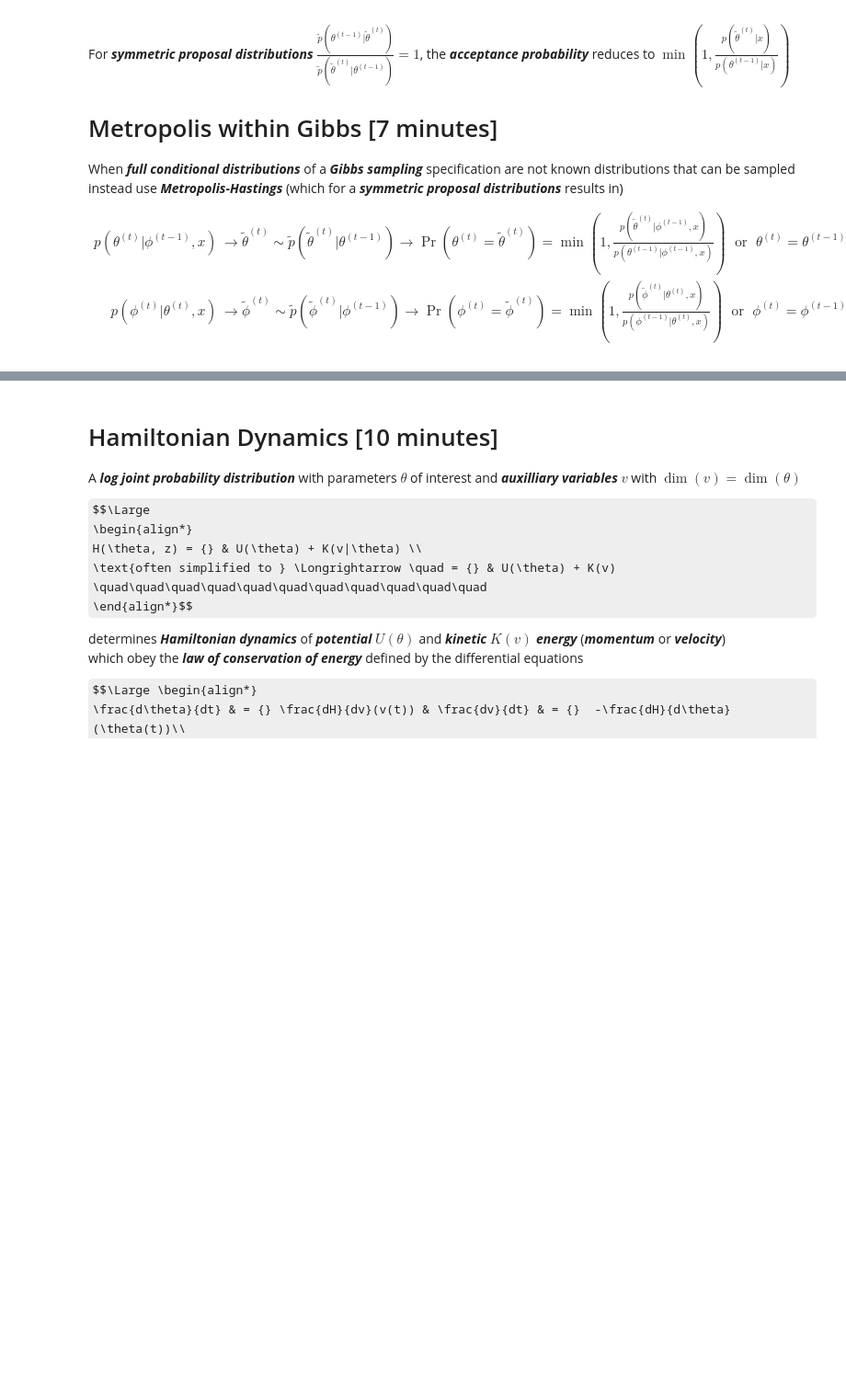
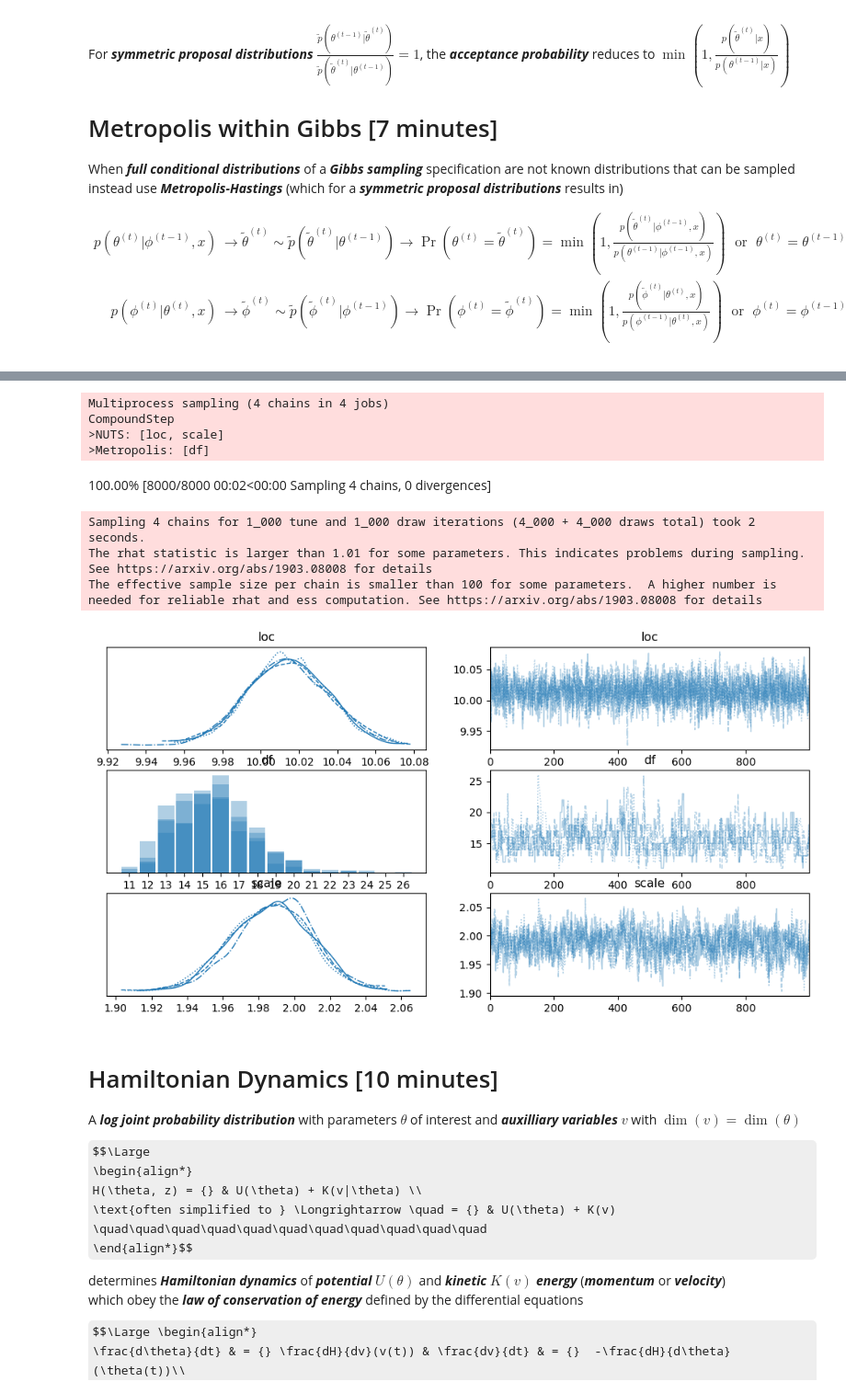
Before and after one commit to pointOfive/STA365_W24_Bayes, a Jupyter notebook: Bayes4_MHandHMCandMoreDiagnostics.ipynb, the cells around one changed output, grey strips where cells are left out. Shown at 92% size. Drawn from its saved outputs; the diff is of its cells as text; code cells hidden in the pictures; some formulas as TeX source; blank space fills up the shorter version.

```diff
--- a/Bayes4_MHandHMCandMoreDiagnostics.ipynb
+++ b/Bayes4_MHandHMCandMoreDiagnostics.ipynb
@@ -145,3 +200,26 @@ For the model specification example considered in "Metropolis within Gibbs" abov
+# %%
+# but if we had more data...
+n,loc_true,scale_true,df_true = 10000,10,2,15 # True values data will be from... IRL, we don't know these vals.
+x = stats.t(df = df_true, loc = loc_true, scale = scale_true).rvs(n) # Data from location-scale-t distn.
+
+with pm.Model() as t_norm_half_norm_discrete:
+    loc = pm.Normal("loc", mu=0, sigma=10)
+    scale = pm.HalfNormal("scale", sigma=5)
+    df = pm.DiscreteUniform("df", lower=1,upper=100)
+    x_obs = pm.StudentT("likelihood", mu=loc, sigma=scale, nu=df, observed=x)
+    idata = pm.sample()
+
+import arviz as az; az.plot_trace(idata);
+# %% [output]
+Multiprocess sampling (4 chains in 4 jobs)
+CompoundStep
+>NUTS: [loc, scale]
+>Metropolis: [df]
+100.00% [8000/8000 00:02<00:00 Sampling 4 chains, 0 divergences]
+Sampling 4 chains for 1_000 tune and 1_000 draw iterations (4_000 + 4_000 draws total) took 2 seconds.
+The rhat statistic is larger than 1.01 for some parameters. This indicates problems during sampling. See https://arxiv.org/abs/1903.08008 for details
+The effective sample size per chain is smaller than 100 for some parameters.  A higher number is needed for reliable rhat and ess computation. See https://arxiv.org/abs/1903.08008 for details
+[figure, added]
 # %% [markdown]
 # Hamiltonian Dynamics [10 minutes]
 
```
Also changed, not shown: parts of 9 cells of this notebook.
